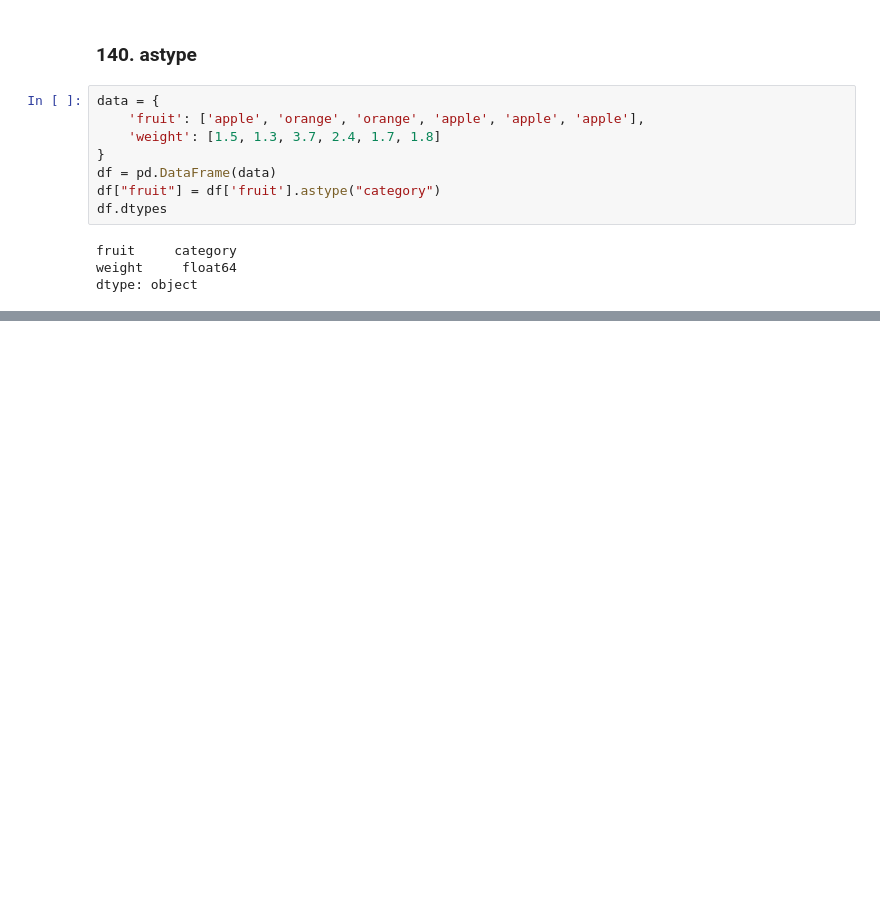
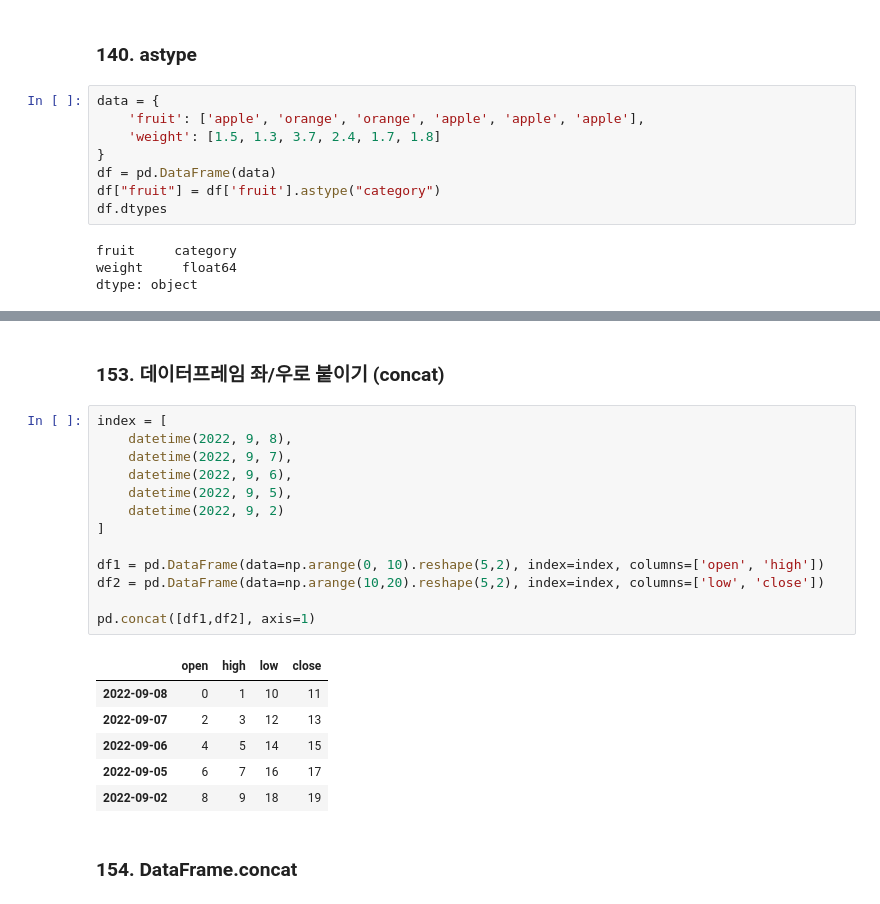
Before and after one commit to yeseul520/pandas-300, a Jupyter notebook: 03_dataframe.ipynb, the cells around one changed output, grey strips where cells are left out. Saved outputs shown, nothing was run; the diff lists cells and outputs as text; blank space fills up the shorter version.

```diff
--- a/03_dataframe.ipynb
+++ b/03_dataframe.ipynb
@@ -636,0 +796,24 @@ dtype: object
+# %% [markdown]
+### 153. 데이터프레임 좌/우로 붙이기 (concat)
+# %%
+index = [
+    datetime(2022, 9, 8),
+    datetime(2022, 9, 7),
+    datetime(2022, 9, 6),
+    datetime(2022, 9, 5),
+    datetime(2022, 9, 2)
+]
+
+df1 = pd.DataFrame(data=np.arange(0, 10).reshape(5,2), index=index, columns=['open', 'high'])
+df2 = pd.DataFrame(data=np.arange(10,20).reshape(5,2), index=index, columns=['low', 'close'])
+
+pd.concat([df1,df2], axis=1)
+# %% [output]
+|  | open | high | low | close |
+| 2022-09-08 | 0 | 1 | 10 | 11 |
+| 2022-09-07 | 2 | 3 | 12 | 13 |
+| 2022-09-06 | 4 | 5 | 14 | 15 |
+| 2022-09-05 | 6 | 7 | 16 | 17 |
+| 2022-09-02 | 8 | 9 | 18 | 19 |
+# %% [markdown]
+### 154. DataFrame.concat
```
Also changed, not shown: parts of 79 cells of this notebook.
